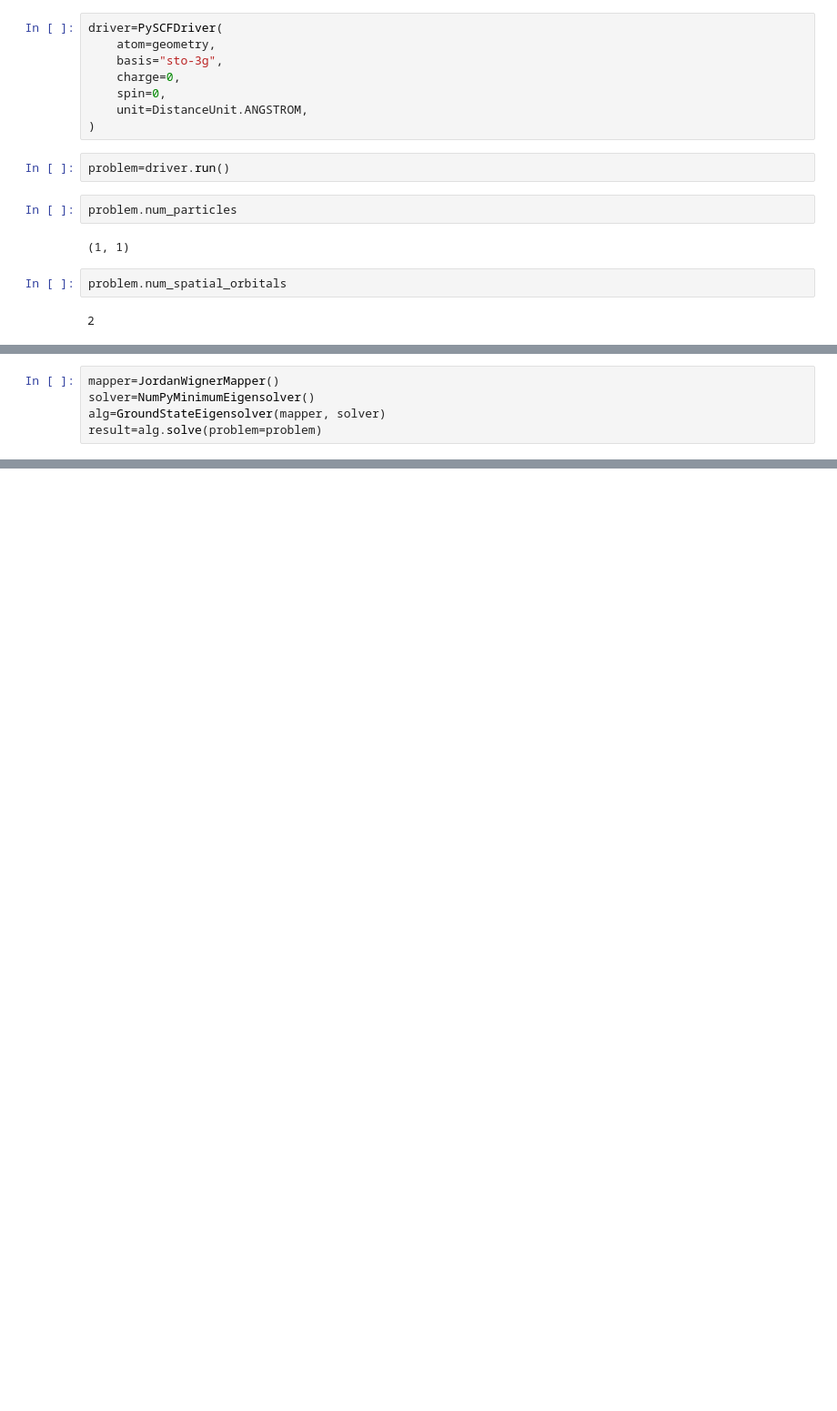
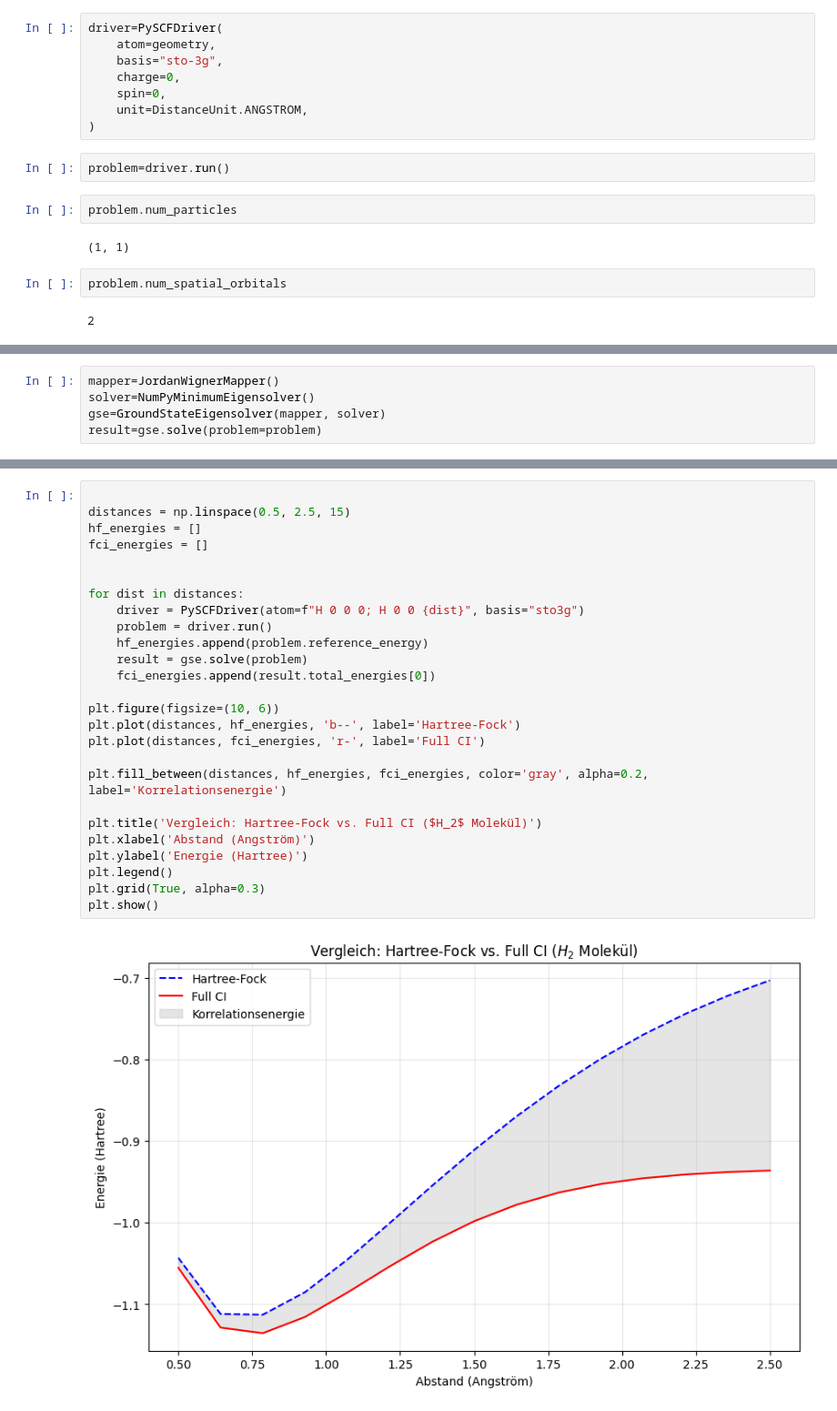
Before and after one commit to JR2909/hf_referencenergy, a Jupyter notebook: deliverable_kw4.ipynb, the cells around one changed output, grey strips where cells are left out. Shown at 91% size. Drawn from its saved outputs; the diff is of its cells as text; blank space fills up the shorter version.

```diff
--- a/deliverable_kw4.ipynb
+++ b/deliverable_kw4.ipynb
@@ -43,6 +41,6 @@ hf_elec_e: -1.8318636464775067
 # %%
 mapper=JordanWignerMapper()
 solver=NumPyMinimumEigensolver()
-alg=GroundStateEigensolver(mapper, solver)
-result=alg.solve(problem=problem)
+gse=GroundStateEigensolver(mapper, solver)
+result=gse.solve(problem=problem)
 # %%
@@ -59,0 +55,28 @@ corr_energy: -0.02052452709207775
+# %%
+
+distances = np.linspace(0.5, 2.5, 15)
+hf_energies = []
+fci_energies = []
+
+
+for dist in distances:
+    driver = PySCFDriver(atom=f"H 0 0 0; H 0 0 {dist}", basis="sto3g")
+    problem = driver.run()
+    hf_energies.append(problem.reference_energy)
+    result = gse.solve(problem)
+    fci_energies.append(result.total_energies[0])
+
+plt.figure(figsize=(10, 6))
+plt.plot(distances, hf_energies, 'b--', label='Hartree-Fock')
+plt.plot(distances, fci_energies, 'r-', label='Full CI')
+
+plt.fill_between(distances, hf_energies, fci_energies, color='gray', alpha=0.2, label='Korrelationsenergie')
+
+plt.title('Vergleich: Hartree-Fock vs. Full CI ($H_2$ Molekül)')
+plt.xlabel('Abstand (Angström)')
+plt.ylabel('Energie (Hartree)')
+plt.legend()
+plt.grid(True, alpha=0.3)
+plt.show()
+# %% [output]
+[figure, added]
```
Also changed, not shown: parts of 7 cells of this notebook.
